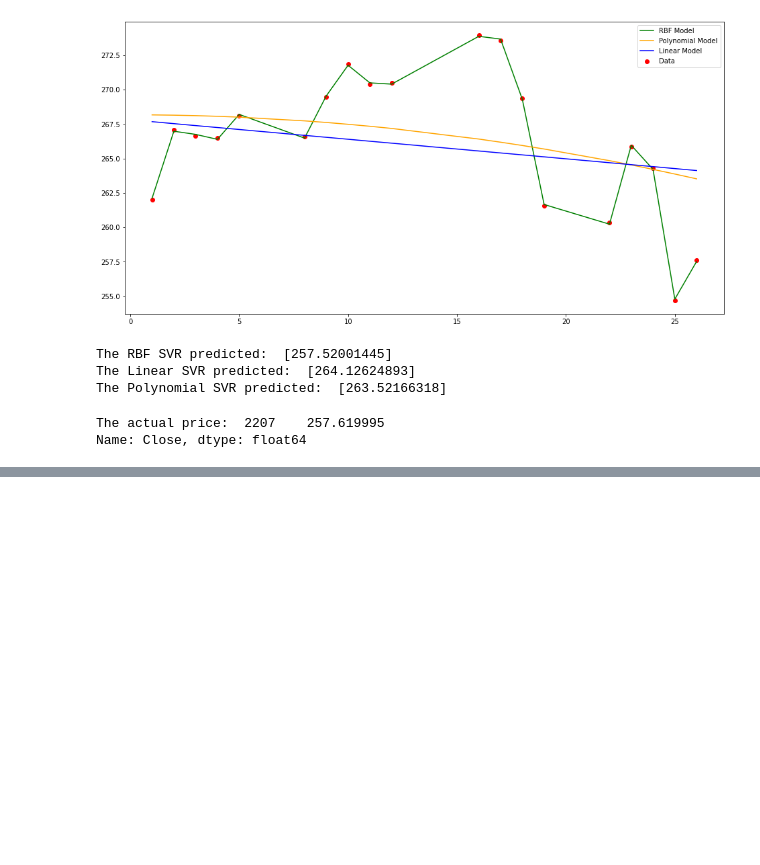
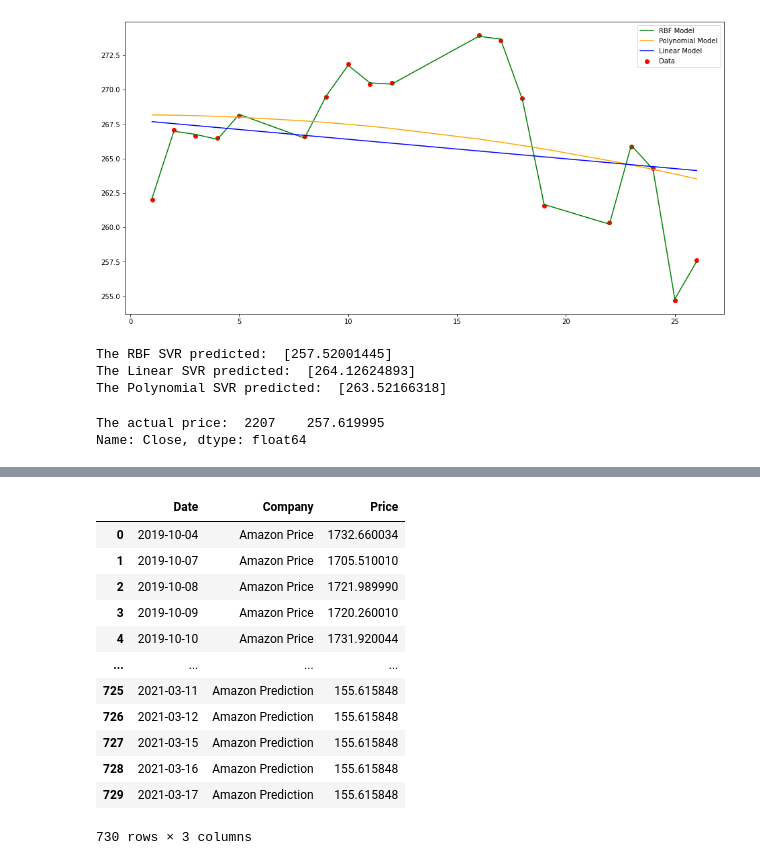
Before and after one commit to Scorpsy/Group_Project, a Jupyter notebook: svr.ipynb, the cells around one changed output, grey strips where cells are left out. Saved outputs shown, nothing was run; the diff lists cells and outputs as text; code cells hidden in the pictures; blank space fills up the shorter version.

```diff
--- a/svr.ipynb
+++ b/svr.ipynb
@@ -173,0 +220,10 @@ array([418.42823131, 498.819404  , 420.09666214, 673.22431451,
+# %%
+svr_rbf = SVR(kernel='rbf', C=1e6, gamma=1e-8,epsilon=0.1)
+#pol_svr = SVR(kernel = 'poly', C=1000.0, degree=10)
+svr_rbf.fit(X_train,y_train)
+#pol_svr.fit(X_train,y_train)
+svr_close_pred = svr_rbf.predict(X_test)
+svr_train_pred = svr_rbf.predict(X_train)
+
+#pol_close_pred = pol_svr.predict(X_test)
+#pol_train_pred = pol_svr.predict(X_train)
@@ -173,0 +259,23 @@ array([418.42823131, 498.819404  , 420.09666214, 673.22431451,
+# %%
+columns = ['Amazon Price', 'Amazon Prediction']
+
+single_split_mark = int(len(stock_dfs[0])-365)
+results_df = pd.DataFrame(columns=columns, index=stock_dfs[0].tail(len(stock_dfs[0])-single_split_mark).index)
+
+i = 0
+for stock_df in stock_dfs:
+    single_split_mark = int(len(stock_df)-365)
+    results_df[columns[i]] = stock_df.iloc[:,-1:].tail(len(stock_df) - single_split_mark)
+    results_df[columns[i+1]] = svr_rbf.predict(stock_df.iloc[:,:-1].tail(len(stock_df) - single_split_mark))
+    i += 2
+
+results_df.reset_index(inplace=True)
+results_df = results_df.melt('Date', var_name='Company', value_name='Price')
+# Plots Results
+line_plot = alt.Chart(results_df).mark_line().encode(
+    x = 'Date',
+    y = 'Price',
+    color = 'Company'
+    )
+
+line_plot
@@ -173,0 +284,16 @@ array([418.42823131, 498.819404  , 420.09666214, 673.22431451,
+# %%
+results_df
+# %% [output]
+|  | Date | Company | Price |
+| 0 | 2019-10-04 | Amazon Price | 1732.660034 |
+| 1 | 2019-10-07 | Amazon Price | 1705.510010 |
+| 2 | 2019-10-08 | Amazon Price | 1721.989990 |
+| 3 | 2019-10-09 | Amazon Price | 1720.260010 |
+| 4 | 2019-10-10 | Amazon Price | 1731.920044 |
+| ... | ... | ... | ... |
+| 725 | 2021-03-11 | Amazon Prediction | 155.615848 |
+| 726 | 2021-03-12 | Amazon Prediction | 155.615848 |
+| 727 | 2021-03-15 | Amazon Prediction | 155.615848 |
+| 728 | 2021-03-16 | Amazon Prediction | 155.615848 |
+| 729 | 2021-03-17 | Amazon Prediction | 155.615848 |
+730 rows × 3 columns
```
Also changed, not shown: parts of 22 cells of this notebook, 9 other files.
